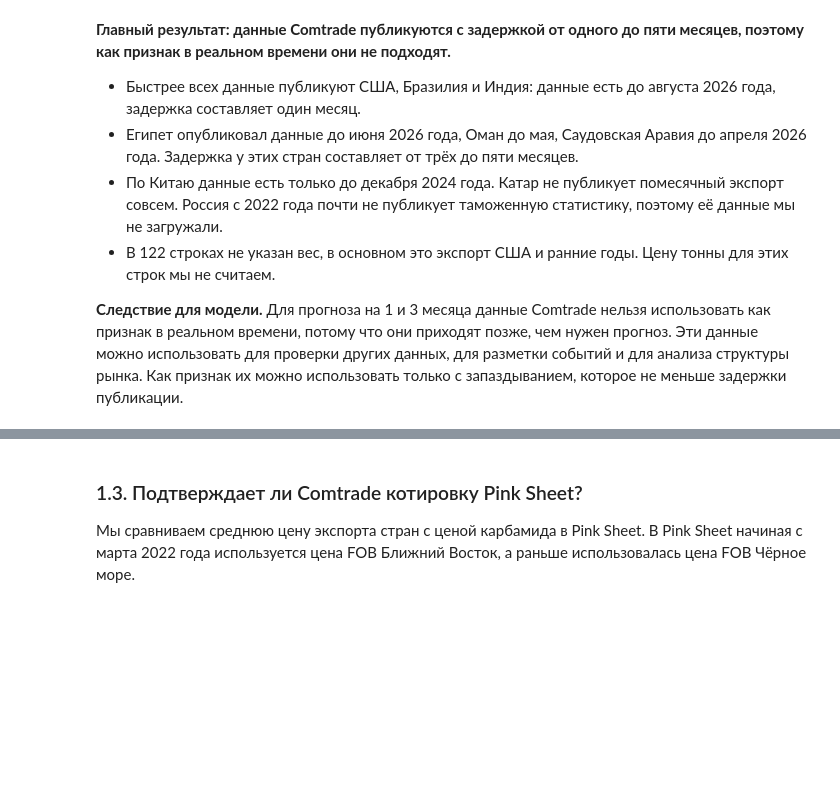
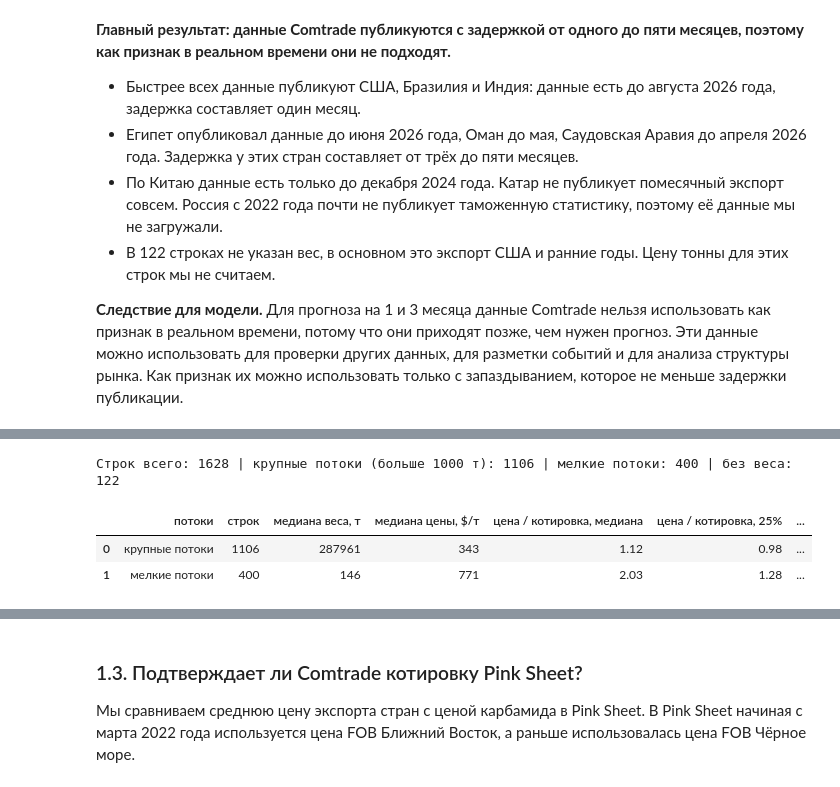
Before and after one commit to VldslMr/fertilizer-supply-chain-digital-model, a Jupyter notebook: checkpoint_2/elizaveta_eda/notebooks/02_eda_external.ipynb, the cells around one changed output, grey strips where cells are left out. Drawn from its saved outputs; the diff is of its cells as text; code cells hidden in the pictures; blank space fills up the shorter version.

```diff
--- a/checkpoint_2/elizaveta_eda/notebooks/02_eda_external.ipynb
+++ b/checkpoint_2/elizaveta_eda/notebooks/02_eda_external.ipynb
@@ -93,0 +88,29 @@ print("Мелкие потоки: медиана цены тонны", round(sma
+# %%
+big = trade[(trade["tonnes"] > 1000) & np.isfinite(trade["usd_per_tonne"])].copy()
+small = trade[(trade["tonnes"] <= 1000) & np.isfinite(trade["usd_per_tonne"])].copy()
+print("Строк всего:", len(trade), "| крупные потоки (больше 1000 т):", len(big),
+      "| мелкие потоки:", len(small), "| без веса:", trade["tonnes"].isna().sum())
+
+# цены в разные годы очень разные (от 140 до 925 долларов), поэтому каждую строку
+# сравниваем с котировкой Pink Sheet за тот же месяц: отношение 1 означает «как котировка»
+big["ratio"] = big["usd_per_tonne"] / big["date"].map(pink)
+small["ratio"] = small["usd_per_tonne"] / small["date"].map(pink)
+
+rows = []
+for name, part in [("крупные потоки", big), ("мелкие потоки", small)]:
+    rows.append({
+        "потоки": name,
+        "строк": len(part),
+        "медиана веса, т": round(part["tonnes"].median()),
+        "медиана цены, $/т": round(part["usd_per_tonne"].median()),
+        "цена / котировка, медиана": round(part["ratio"].median(), 2),
+        "цена / котировка, 25%": round(part["ratio"].quantile(0.25), 2),
+        "цена / котировка, 75%": round(part["ratio"].quantile(0.75), 2),
+        "дороже котировки в 2 раза и больше, %": round((part["ratio"] > 2).mean() * 100, 1),
+    })
+pd.DataFrame(rows)
+# %% [output]
+Строк всего: 1628 | крупные потоки (больше 1000 т): 1106 | мелкие потоки: 400 | без веса: 122
+|  | потоки | строк | медиана веса, т | медиана цены, $/т | цена / котировка, медиана | цена / котировка, 25% | ... |
+| 0 | крупные потоки | 1106 | 287961 | 343 | 1.12 | 0.98 | ... |
+| 1 | мелкие потоки | 400 | 146 | 771 | 2.03 | 1.28 | ... |
```
Also changed, not shown: parts of 7 cells of this notebook, 4 other files.
